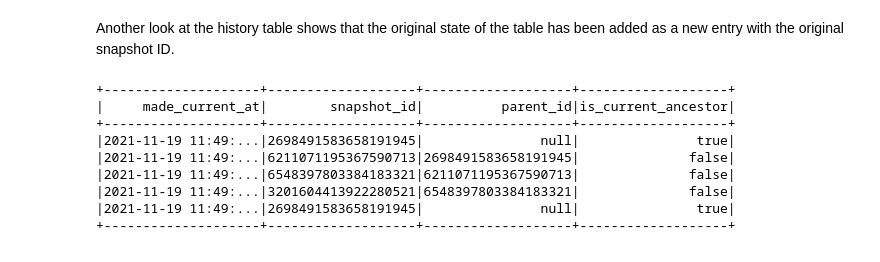
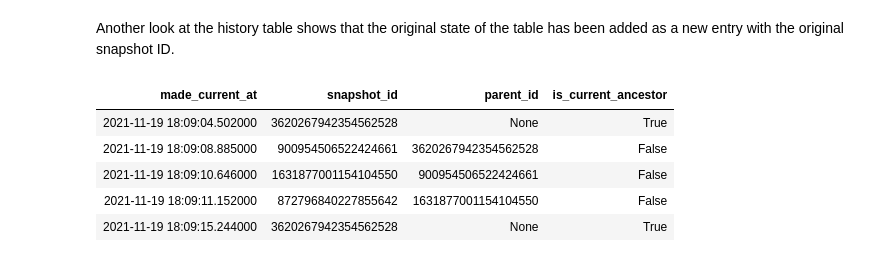
Before and after one commit to tabular-io/docker-spark-iceberg, a Jupyter notebook: notebooks/Iceberg - Getting Started.ipynb, the cells around one changed output. Saved outputs shown, nothing was run; the diff lists cells and outputs as text; code cells hidden in the pictures.

```diff
--- a/notebooks/Iceberg - Getting Started.ipynb
+++ b/notebooks/Iceberg - Getting Started.ipynb
@@ -240,18 +282,15 @@ only showing top 20 rows
 Another look at the history table shows that the original state of the table has been added as a new entry
 with the original snapshot ID.
 # %%
-spark.sql("""
+%%sql
+
 SELECT *
 FROM taxis.history
-""").show()
 # %% [output]
-+--------------------+-------------------+-------------------+-------------------+
-|     made_current_at|        snapshot_id|          parent_id|is_current_ancestor|
-+--------------------+-------------------+-------------------+-------------------+
-|2021-11-19 11:49:...|2698491583658191945|               null|               true|
-|2021-11-19 11:49:...|6211071195367590713|2698491583658191945|              false|
-|2021-11-19 11:49:...|6548397803384183321|6211071195367590713|              false|
-|2021-11-19 11:49:...|3201604413922280521|6548397803384183321|              false|
-|2021-11-19 11:49:...|2698491583658191945|               null|               true|
-+--------------------+-------------------+-------------------+-------------------+
+| made_current_at | snapshot_id | parent_id | is_current_ancestor |
+| 2021-11-19 18:09:04.502000 | 3620267942354562528 | None | True |
+| 2021-11-19 18:09:08.885000 | 900954506522424661 | 3620267942354562528 | False |
+| 2021-11-19 18:09:10.646000 | 1631877001154104550 | 900954506522424661 | False |
+| 2021-11-19 18:09:11.152000 | 872796840227855642 | 1631877001154104550 | False |
+| 2021-11-19 18:09:15.244000 | 3620267942354562528 | None | True |
 # %%
```
Also changed, not shown: parts of 21 cells of this notebook, 3 other files.
